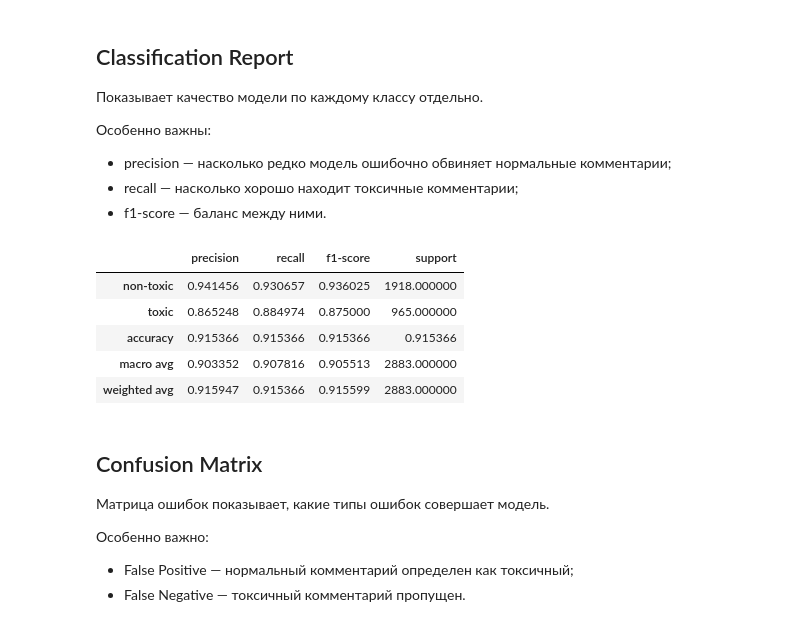
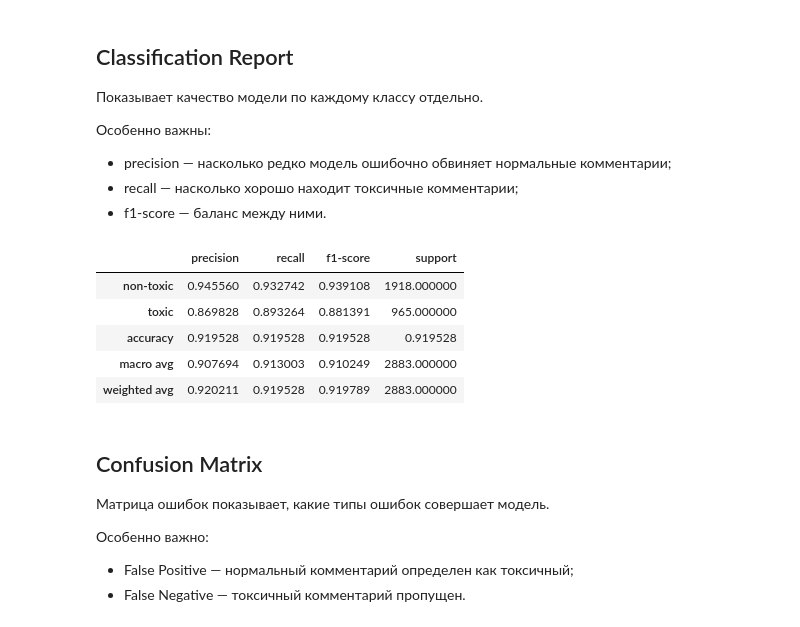
Before and after one commit to freedal1/smart-toxic-classifier, a Jupyter notebook: notebooks/01_experiments.ipynb, the cells around one changed output. Drawn from its saved outputs; the diff is of its cells as text; code cells hidden in the pictures.

Commit message:
Update jupyter and creat 'result'

```diff
--- a/notebooks/01_experiments.ipynb
+++ b/notebooks/01_experiments.ipynb
@@ -88,7 +90,7 @@ print(f"Используемое устройство: {device}")
 
 Это позволит лучше понять данные и заранее выявить возможные проблемы.
 # %%
-df=pd.read_csv('/Users/igormatevosov/Desktop/smart-toxic-classifier/data/labeled.csv')
+df=pd.read_csv("../data/labeled.csv")
 # %%
 df.info()
 # %% [output]
@@ -569,5 +612,5 @@ trainer = Trainer(
 
 Во время обучения после каждой эпохи будут рассчитываться основные метрики качества, а также автоматически сохраняться лучшая версия модели.
 # %%
-model = model.to("cpu")
+model = model.to(device)
 # %%
@@ -642,28 +755,28 @@ print(y_pred[:10])
 # %%
 report = classification_report(
     true_labels,
     predictions,
     target_names=[
         "non-toxic",
         "toxic"
     ],
     output_dict=True
 )
 
 
 report_df = pd.DataFrame(report).transpose()
 report_df.to_csv(
-    "../images/classification_report.csv"
+    "../results/classification_report.csv"
 )
 
 report_df
 # %% [output]
 |  | precision | recall | f1-score | support |
-| non-toxic | 0.941456 | 0.930657 | 0.936025 | 1918.000000 |
-| toxic | 0.865248 | 0.884974 | 0.875000 | 965.000000 |
-| accuracy | 0.915366 | 0.915366 | 0.915366 | 0.915366 |
-| macro avg | 0.903352 | 0.907816 | 0.905513 | 2883.000000 |
-| weighted avg | 0.915947 | 0.915366 | 0.915599 | 2883.000000 |
+| non-toxic | 0.945560 | 0.932742 | 0.939108 | 1918.000000 |
+| toxic | 0.869828 | 0.893264 | 0.881391 | 965.000000 |
+| accuracy | 0.919528 | 0.919528 | 0.919528 | 0.919528 |
+| macro avg | 0.907694 | 0.913003 | 0.910249 | 2883.000000 |
+| weighted avg | 0.920211 | 0.919528 | 0.919789 | 2883.000000 |
 # %% [markdown]
 ## Confusion Matrix
 
```
Also changed, not shown: parts of 37 cells of this notebook, 9 other files.
